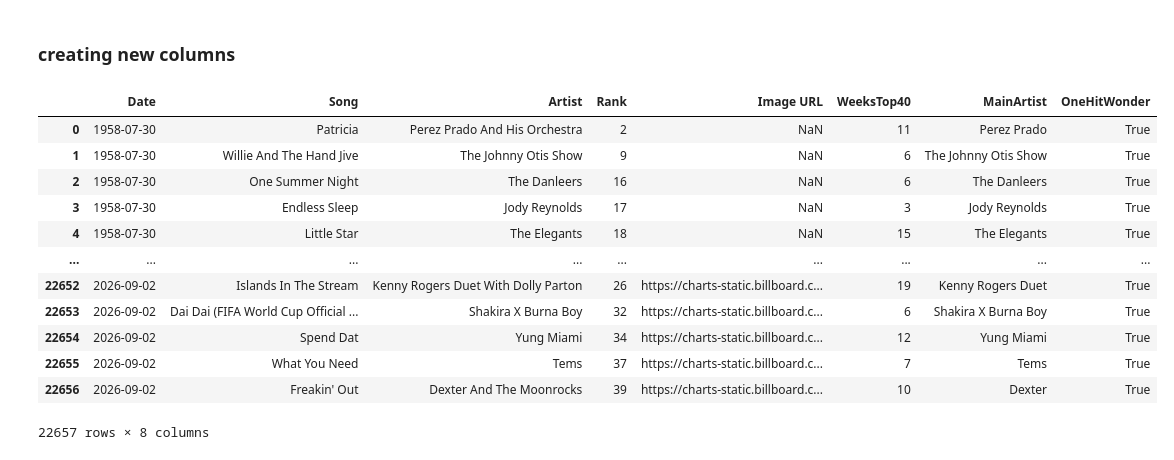
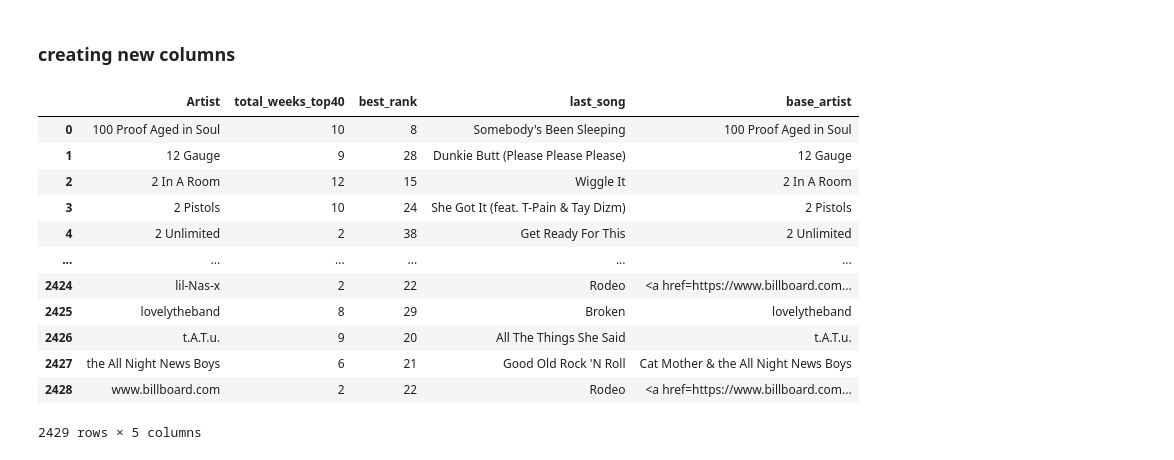
Before and after one commit to GuerillaUmNeon/ohw, a Jupyter notebook: ohw.ipynb, the cells around one changed output. Cells and saved outputs as stored; diff of their text form; code cells hidden in the pictures.

Commit message:
worked on multi artists

```diff
--- a/ohw.ipynb
+++ b/ohw.ipynb
@@ -60,4 +60,6 @@ hot100.shape
 ### creating new columns
 # %%
 hot100["WeeksTop40"] = hot100.groupby(["Song", "Artist"])["Song"].transform("count")
+# %%
+hot100["Artist"] = hot100["Artist"].str.replace('"', '', regex=False)
 # %%
@@ -84,21 +191,35 @@ hot100["OneHitWonder"] = hot100["MainArtist"].map(artist_song_counts == 1)
+# %%
+artist_song_counts = hot100_exploded.groupby("Artist")["Song"].nunique()
+hot100_exploded["OneHitWonder"] = hot100_exploded["Artist"].map(artist_song_counts == 1)
 # %%
-hot100 = hot100[hot100["OneHitWonder"] ==  True].reset_index(drop=True)
+hot100_exploded = hot100_exploded[hot100_exploded["OneHitWonder"] ==  True].reset_index(drop=True)
 # %%
-hot100
+main_artist_stats = (
+    hot100_exploded
+    .groupby("Artist")
+    .agg(
+        total_weeks_top40=("Song", "size"),
+        best_rank=("Rank", "min"),
+        last_song=("Song", "last"),
+        base_artist=("BaseArtist", "last")
+    )
+    .reset_index()
+)
+main_artist_stats
 # %% [output]
-|  | Date | Song | Artist | Rank | Image URL | WeeksTop40 | MainArtist | OneHitWonder |
-| 0 | 1958-07-30 | Patricia | Perez Prado And His Orchestra | 2 | NaN | 11 | Perez Prado | True |
-| 1 | 1958-07-30 | Willie And The Hand Jive | The Johnny Otis Show | 9 | NaN | 6 | The Johnny Otis Show | True |
-| 2 | 1958-07-30 | One Summer Night | The Danleers | 16 | NaN | 6 | The Danleers | True |
-| 3 | 1958-07-30 | Endless Sleep | Jody Reynolds | 17 | NaN | 3 | Jody Reynolds | True |
-| 4 | 1958-07-30 | Little Star | The Elegants | 18 | NaN | 15 | The Elegants | True |
-| ... | ... | ... | ... | ... | ... | ... | ... | ... |
-| 22652 | 2026-09-02 | Islands In The Stream | Kenny Rogers Duet With Dolly Parton | 26 | https://charts-static.billboard.c... | 19 | Kenny Rogers Duet | True |
-| 22653 | 2026-09-02 | Dai Dai (FIFA World Cup Official ... | Shakira X Burna Boy | 32 | https://charts-static.billboard.c... | 6 | Shakira X Burna Boy | True |
-| 22654 | 2026-09-02 | Spend Dat | Yung Miami | 34 | https://charts-static.billboard.c... | 12 | Yung Miami | True |
-| 22655 | 2026-09-02 | What You Need | Tems | 37 | https://charts-static.billboard.c... | 7 | Tems | True |
-| 22656 | 2026-09-02 | Freakin' Out | Dexter And The Moonrocks | 39 | https://charts-static.billboard.c... | 10 | Dexter | True |
+|  | Artist | total_weeks_top40 | best_rank | last_song | base_artist |
+| 0 | 100 Proof Aged in Soul | 10 | 8 | Somebody's Been Sleeping | 100 Proof Aged in Soul |
+| 1 | 12 Gauge | 9 | 28 | Dunkie Butt (Please Please Please) | 12 Gauge |
+| 2 | 2 In A Room | 12 | 15 | Wiggle It | 2 In A Room |
+| 3 | 2 Pistols | 10 | 24 | She Got It (feat. T-Pain & Tay Dizm) | 2 Pistols |
+| 4 | 2 Unlimited | 2 | 38 | Get Ready For This | 2 Unlimited |
+| ... | ... | ... | ... | ... | ... |
+| 2424 | lil-Nas-x | 2 | 22 | Rodeo | <a href=https://www.billboard.com... |
+| 2425 | lovelytheband | 8 | 29 | Broken | lovelytheband |
+| 2426 | t.A.T.u. | 9 | 20 | All The Things She Said | t.A.T.u. |
+| 2427 | the All Night News Boys | 6 | 21 | Good Old Rock 'N Roll | Cat Mother & the All Night News Boys |
+| 2428 | www.billboard.com | 2 | 22 | Rodeo | <a href=https://www.billboard.com... |
-22657 rows × 8 columns
+2429 rows × 5 columns
 # %%
 hot100["Date"] = pd.to_datetime(hot100["Date"], format="%Y-%m-%d")
 
```
Also changed, not shown: parts of 2 cells of this notebook.
